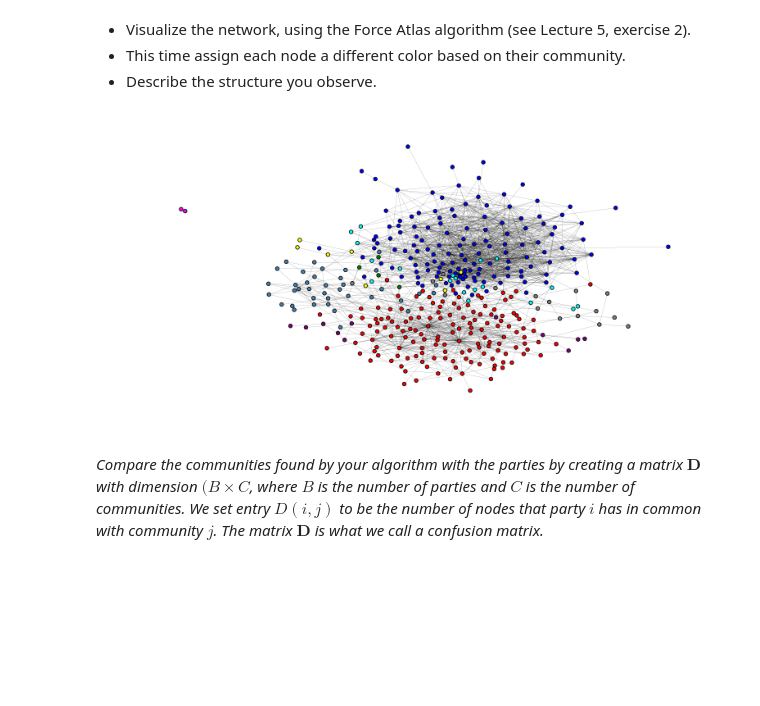
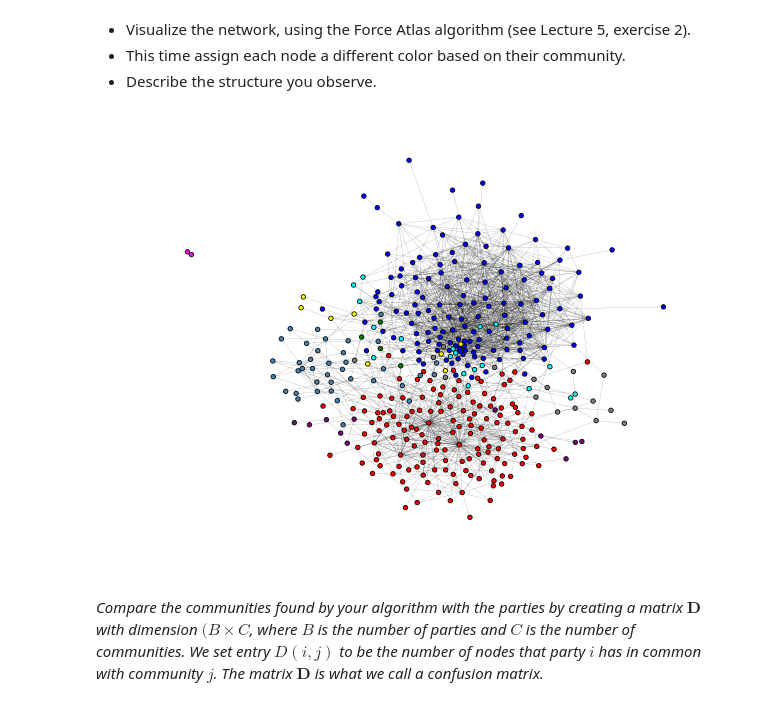
Before and after one commit to rflperry/socialgraphs2018, a Jupyter notebook: assignment2/analysis.ipynb, the cells around one changed output. Cells and saved outputs as stored; diff of their text form; code cells hidden in the pictures; blank space fills up the shorter version.

```diff
--- a/assignment2/analysis.ipynb
+++ b/assignment2/analysis.ipynb
@@ -357,14 +357,14 @@ This means that both WikiPedia links and retweets on Twitter can be used as a fo
 # %%
 colors = ["blue", "cyan", "yellow", "green", "red", "steelblue", "purple", "gray", "magenta"]
 communities = list(full_part.values())
 color_list = [colors[com] for com in communities]
 
-plt.figure(figsize=[10,5])
+plt.figure(figsize=[8,6])
 nx.draw(UG, positions,node_color=color_list, node_size=20, width=0.1, linewidths=0.8)
 plt.gca().collections[0].set_edgecolor("#000000")
 plt.savefig('../docs/images/communities_network.png',bbox_inches='tight')
 # %% [output]
-[figure, old version]
+[figure, new version]
 # %% [markdown]
 *Compare the communities found by your algorithm with the parties by creating a matrix $\mathbf{D}$ with dimension $(B \times C$, where $B$ is the number of parties and $C$ is the number of communities. We set entry $D(i,j)$ to be the number of nodes that party $i$ has in common with community $j$. The matrix $\mathbf{D}$ is what we call a confusion matrix.*
 # %%
```
Also changed, not shown: parts of 6 cells of this notebook.
